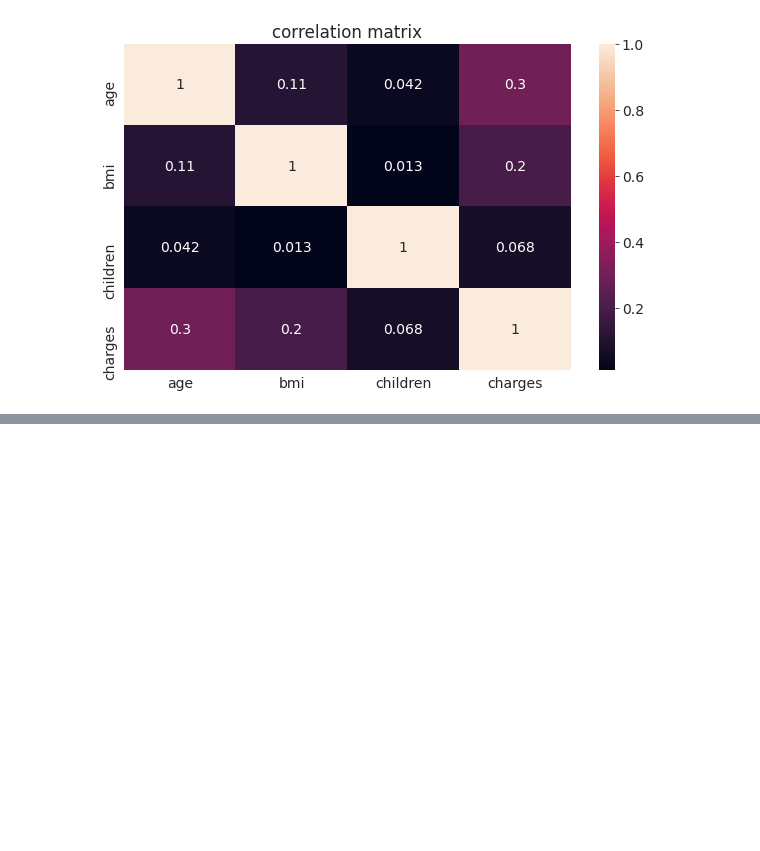
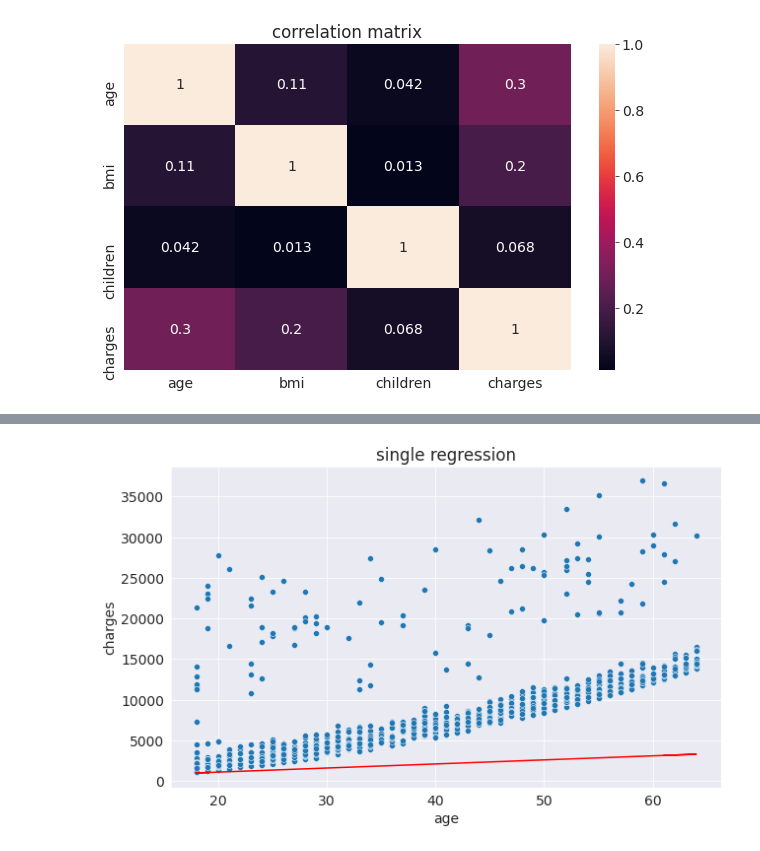
Before and after one commit to heyrobin/Medical-Expenses--ML, a Jupyter notebook: Predicting_Medical_Expenses_using_Linear_Regression.ipynb, the cells around one changed output, grey strips where cells are left out. Cells and saved outputs as stored; diff of their text form; code cells hidden in the pictures; blank space fills up the shorter version.

```diff
--- a/Predicting_Medical_Expenses_using_Linear_Regression.ipynb
+++ b/Predicting_Medical_Expenses_using_Linear_Regression.ipynb
@@ -299,0 +316,3 @@ plt.title('correlation matrix');
+# %%
+def estimate_charges(age,w,b):
+  return w * age + b
@@ -299,0 +325,9 @@ plt.title('correlation matrix');
+# %%
+ages = medical.age
+estimate_charge = estimate_charges(ages,w,b)
+# %%
+plt.title('single regression')
+sns.scatterplot(data = non_smokers, x = 'age', y='charges');
+plt.plot(ages,estimate_charge,'r');
+# %% [output]
+[figure, added]
```
Also changed, not shown: parts of 19 cells of this notebook.
